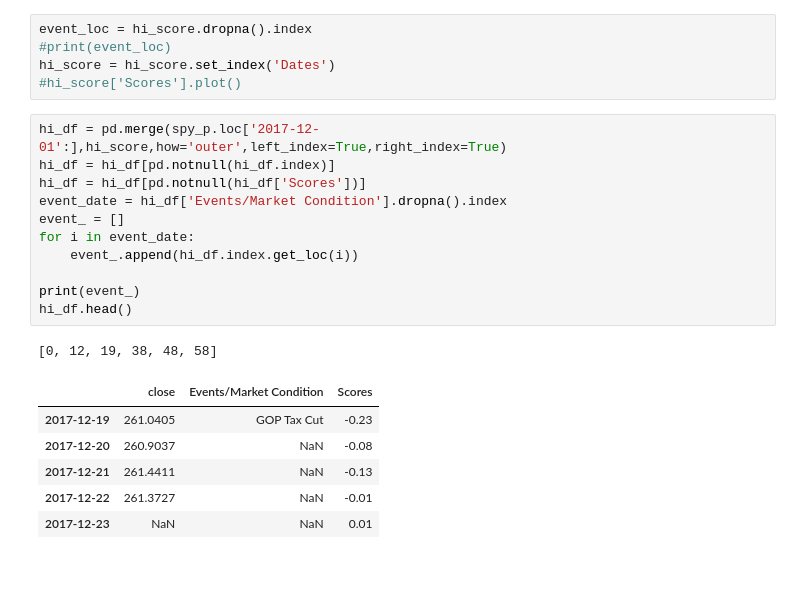
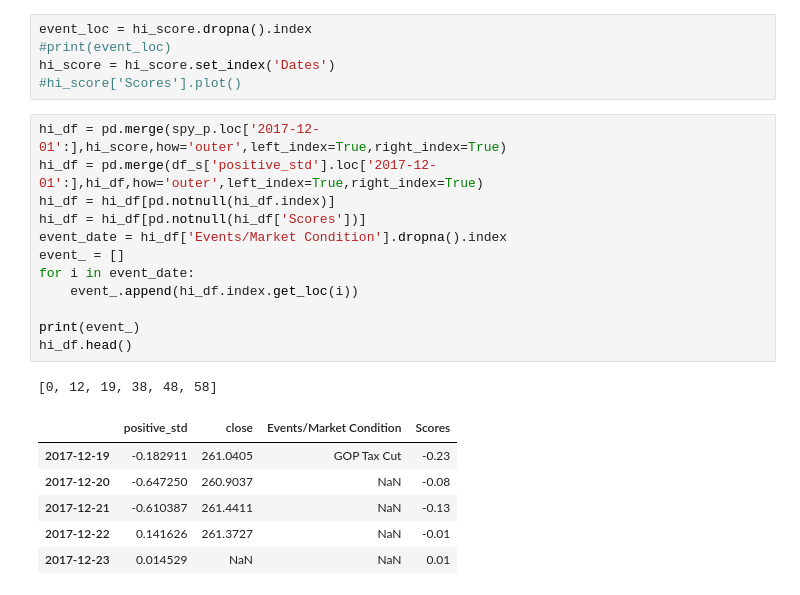
Before and after one commit to elvish7/datascience, a Jupyter notebook: Market_Sentiment_Analysis(Final Project)/Analysis/sentiment_effect.ipynb, the cells around one changed output. Cells and saved outputs as stored; diff of their text form.

```diff
--- a/Market_Sentiment_Analysis(Final Project)/Analysis/sentiment_effect.ipynb
+++ b/Market_Sentiment_Analysis(Final Project)/Analysis/sentiment_effect.ipynb
@@ -253,23 +253,24 @@ hi_score = hi_score.set_index('Dates')
 #hi_score['Scores'].plot()
 # %%
 hi_df = pd.merge(spy_p.loc['2017-12-01':],hi_score,how='outer',left_index=True,right_index=True)
+hi_df = pd.merge(df_s['positive_std'].loc['2017-12-01':],hi_df,how='outer',left_index=True,right_index=True)
 hi_df = hi_df[pd.notnull(hi_df.index)]
 hi_df = hi_df[pd.notnull(hi_df['Scores'])]
 event_date = hi_df['Events/Market Condition'].dropna().index
 event_ = []
 for i in event_date:
     event_.append(hi_df.index.get_loc(i))
 
 print(event_)
 hi_df.head()
 # %% [output]
 [0, 12, 19, 38, 48, 58]
-|  | close | Events/Market Condition | Scores |
-| 2017-12-19 | 261.0405 | GOP Tax Cut | -0.23 |
-| 2017-12-20 | 260.9037 | NaN | -0.08 |
-| 2017-12-21 | 261.4411 | NaN | -0.13 |
-| 2017-12-22 | 261.3727 | NaN | -0.01 |
-| 2017-12-23 | NaN | NaN | 0.01 |
+|  | positive_std | close | Events/Market Condition | Scores |
+| 2017-12-19 | -0.182911 | 261.0405 | GOP Tax Cut | -0.23 |
+| 2017-12-20 | -0.647250 | 260.9037 | NaN | -0.08 |
+| 2017-12-21 | -0.610387 | 261.4411 | NaN | -0.13 |
+| 2017-12-22 | 0.141626 | 261.3727 | NaN | -0.01 |
+| 2017-12-23 | 0.014529 | NaN | NaN | 0.01 |
 # %%
 # plot the close price & score after the event
 for i in range(len(event_)):
```
Also changed, not shown: parts of 1 cell of this notebook.
